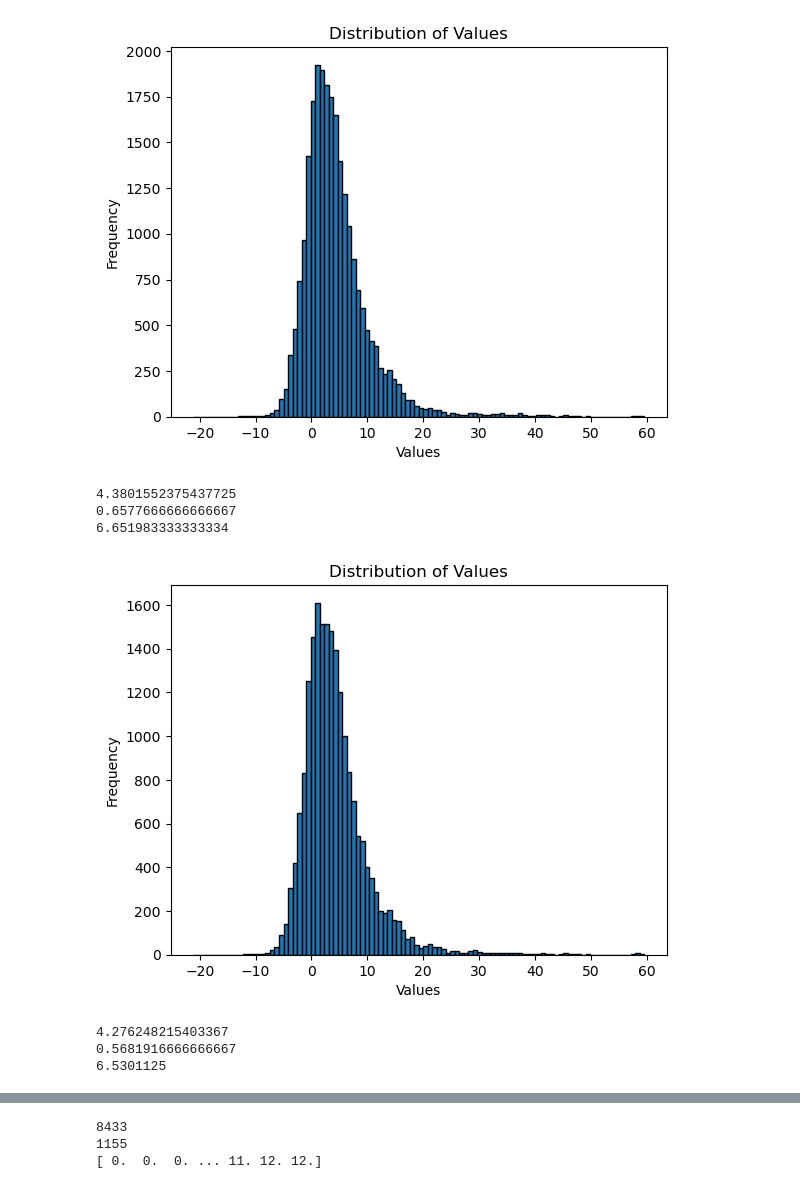
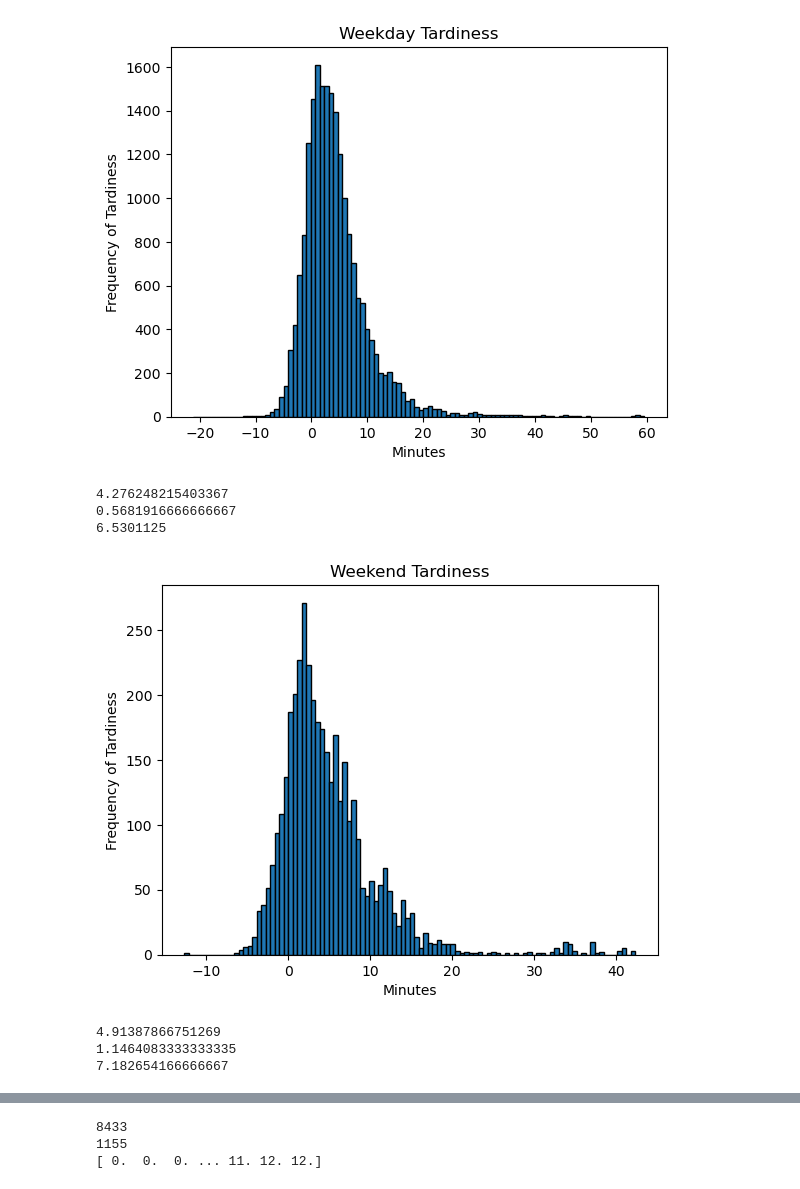
Before and after one commit to tommyli03/citylink-data-analysis, a Jupyter notebook: hello.ipynb, the cells around one changed output, grey strips where cells are left out. Drawn from its saved outputs; the diff is of its cells as text; code cells hidden in the pictures.

```diff
--- a/hello.ipynb
+++ b/hello.ipynb
@@ -23,19 +24,31 @@ observed_times_copy['scheduled_visit_time'] = observed_times_copy['scheduled_vis
 
 observed_times_formatted = observed_times_copy['observed_visit_time']
 observed_times_formatted = observed_times_formatted.reset_index(drop=True)
+#print(observed_times_formatted)
 
 scheduled_times_formatted = observed_times_copy['scheduled_visit_time']
 scheduled_times_formatted = scheduled_times_formatted.reset_index(drop=True)
+#print(scheduled_times_formatted )
 
 difference_times_total = np.empty(0)
 difference_times_weekday = np.empty(0)
 difference_times_weekend = np.empty(0)
+rush_hours = np.empty(0)
+normal_hours = np.empty(0)
+threshold = 5
 
 for number in range(0, observed_times_formatted.shape[0] - 1):
-    time = subtract_time(observed_times_formatted[number], scheduled_times_formatted[number])
+    time_difference = subtract_time(observed_times_formatted[number], scheduled_times_formatted[number])
     if (scheduled_times_formatted[number].weekday() == 5 or scheduled_times_formatted[number].weekday() == 6):
-        difference_times_weekend = np.append(difference_times_weekend, time)
+        difference_times_weekend = np.append(difference_times_weekend, time_difference)
     else:
-        difference_times_weekday = np.append(difference_times_weekday, time)
+        difference_times_weekday = np.append(difference_times_weekday, time_difference)
+    difference_times_total = np.append(difference_times_total, time_difference)
 
-    difference_times_total = np.append(difference_times_total, time)
+    formatted_time = scheduled_times_formatted[number]
+    just_time = formatted_time.time()
+    hour = just_time.hour
+    if(time_difference > threshold):
+        rush_hours = np.append(rush_hours, hour)
+    else:
+        normal_hours = np.append(normal_hours, hour)
@@ -42,40 +103,40 @@ for number in range(0, observed_times_formatted.shape[0] - 1):
 # %%
 # Create a histogram plot
-plt.hist(difference_times, bins=100, edgecolor='black')
+plt.hist(difference_times_weekday, bins=100, edgecolor='black')
 
 # Set plot title and labels
-plt.title('Distribution of Values')
-plt.xlabel('Values')
-plt.ylabel('Frequency')
+plt.title('Weekday Tardiness')
+plt.xlabel('Minutes')
+plt.ylabel('Frequency of Tardiness')
 
 # Display the plot
 plt.show()
 
-print(difference_times_total.mean())
-print(np.quantile(difference_times_total, 0.25))
-print(np.quantile(difference_times_total, 0.75))
+print(difference_times_weekday.mean())
+print(np.quantile(difference_times_weekday, 0.25))
+print(np.quantile(difference_times_weekday, 0.75))
 # %% [output]
-[figure, old version]
+[figure, new version]
-4.3801552375437725
-0.6577666666666667
-6.651983333333334
+4.276248215403367
+0.5681916666666667
+6.5301125
 # %%
 # Create a histogram plot
-plt.hist(difference_times_weekday, bins=100, edgecolor='black')
+plt.hist(difference_times_weekend, bins=100, edgecolor='black')
 
 # Set plot title and labels
-plt.title('Distribution of Values')
-plt.xlabel('Values')
-plt.ylabel('Frequency')
+plt.title('Weekend Tardiness')
+plt.xlabel('Minutes')
+plt.ylabel('Frequency of Tardiness')
 
 # Display the plot
 plt.show()
 
-print(difference_times_weekday.mean())
-print(np.quantile(difference_times_weekday, 0.25))
-print(np.quantile(difference_times_weekday, 0.75))
+print(difference_times_weekend.mean())
+print(np.quantile(difference_times_weekend, 0.25))
+print(np.quantile(difference_times_weekend, 0.75))
 # %% [output]
-[figure, old version]
+[figure, new version]
-4.276248215403367
-0.5681916666666667
-6.5301125
+4.91387866751269
+1.1464083333333335
+7.182654166666667
```
Also changed, not shown: parts of 5 cells of this notebook.
